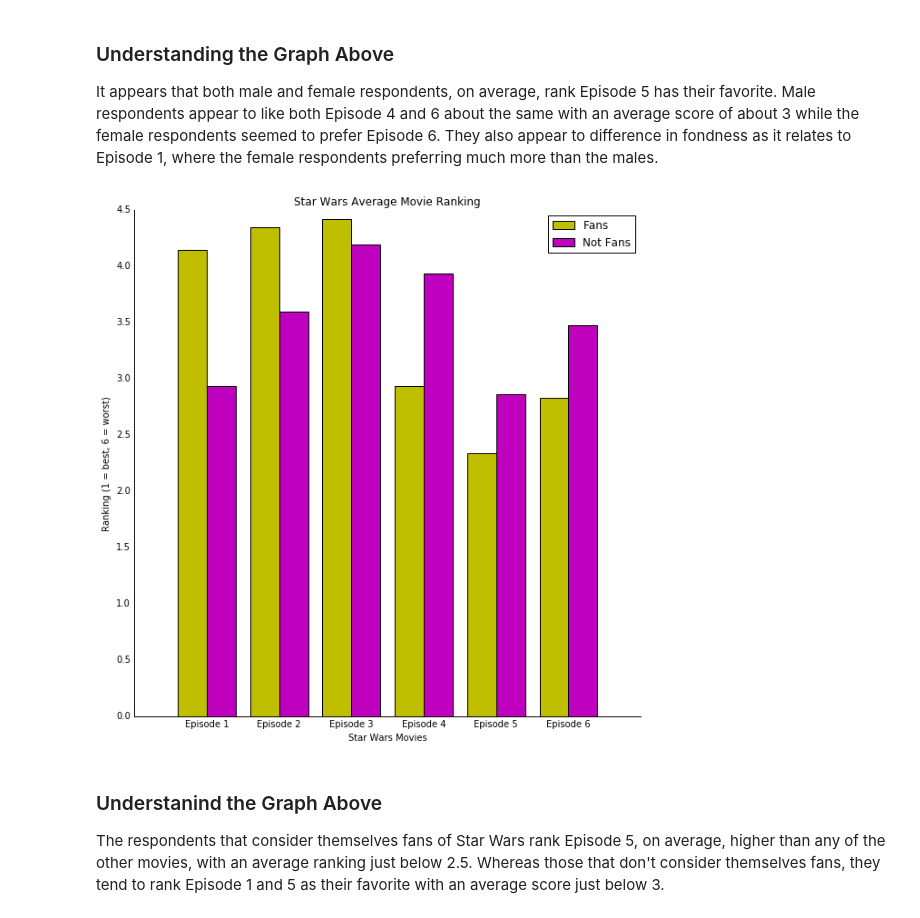
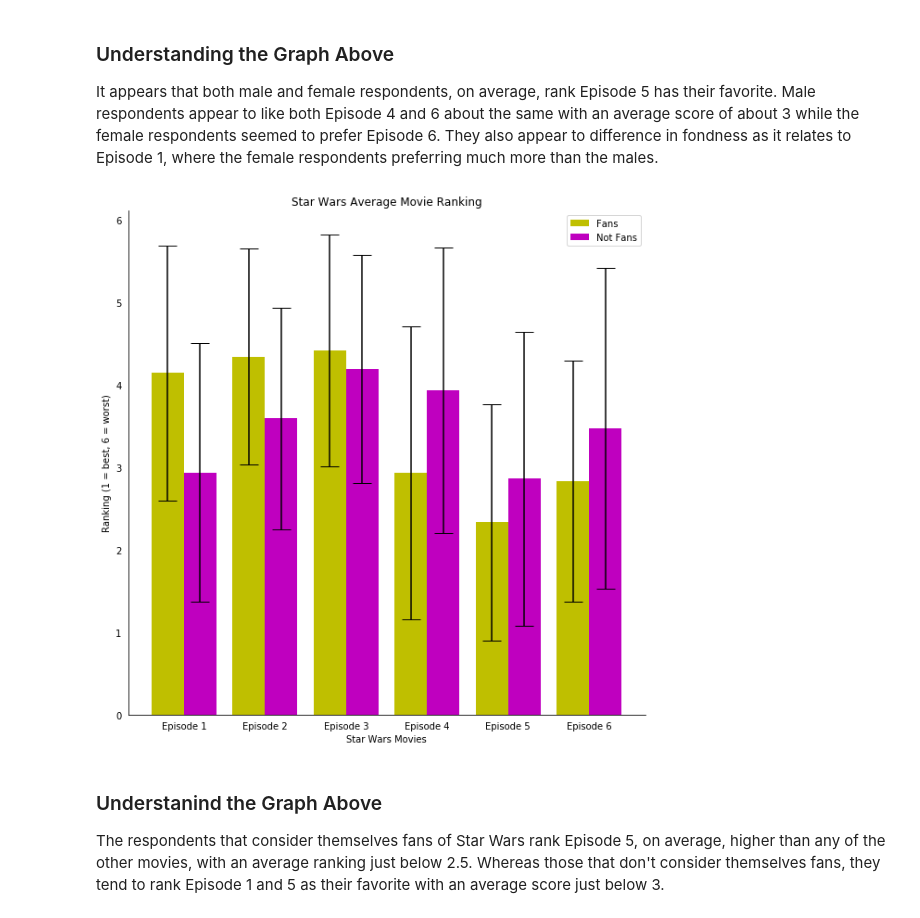
Before and after one commit to iameskild/dataquest, a Jupyter notebook: Data Scientist in Python/02 Data Analysis and Visualization/GP08: Star Wars Survey/Basics.ipynb, the cells around one changed output. Drawn from its saved outputs; the diff is of its cells as text; code cells hidden in the pictures.

Commit message:
Add error bars to plots in GP08

```diff
--- a/Data Scientist in Python/02 Data Analysis and Visualization/GP08: Star Wars Survey/Basics.ipynb
+++ b/Data Scientist in Python/02 Data Analysis and Visualization/GP08: Star Wars Survey/Basics.ipynb
@@ -269,4 +269,5 @@ Index(['RespondentID',
 ### Plotting the Averaging Ranking of the Star Wars Movies as Rated by Survey
 Since 1 represents the fans favorite movie and 6 their worst, the lower the rating, the higher the rans ranked that movie.
 # %%
-ave_ranking = star_wars.iloc[:, 9:15].mean()
+ave_ranking_mean = star_wars.iloc[:, 9:15].mean()
+ave_ranking_std = star_wars.iloc[:, 9:15].std()
@@ -394,44 +422,48 @@ It appears that both male and female respondents, on average, rank Episode 5 has
 fans_yes = star_wars[star_wars['Do you consider yourself to be a fan of the Star Wars film franchise?'] == True]
 fans_no = star_wars[star_wars['Do you consider yourself to be a fan of the Star Wars film franchise?'] == False]
 # %%
-ave_ranking_fans_yes = fans_yes.iloc[:, 9:15].mean()
-ave_ranking_fans_no = fans_no.iloc[:,9:15].mean()
+ave_ranking_fans_yes_mean = fans_yes.iloc[:, 9:15].mean()
+ave_ranking_fans_yes_std = fans_yes.iloc[:, 9:15].std()
+
+ave_ranking_fans_no_mean = fans_no.iloc[:,9:15].mean()
+ave_ranking_fans_no_std = fans_no.iloc[:, 9:15].std()
 # %%
 x_list = np.arange(len(ave_ranking))
 
 fig, ax = plt.subplots(figsize=(10,10))
+fig.patch.set_facecolor('w')
 
-ax.bar(x_list-0.2, ave_ranking_fans_yes, align='center', width=0.4,
-       label='Fans', color='y')
-ax.bar(x_list+0.2, ave_ranking_fans_no, align='center', width=0.4,
-       label='Not Fans', color='m')
+ax.bar(x_list-0.2, ave_ranking_fans_yes_mean, yerr=ave_ranking_fans_yes_std, capsize=10,
+       align='center', width=0.4, label='Fans', color='y')
+ax.bar(x_list+0.2, ave_ranking_fans_no_mean, yerr=ave_ranking_fans_no_std, capsize=10,
+       align='center', width=0.4, label='Not Fans', color='m')
 
 ax.legend()
 
 ax.set_xticklabels(['',
                     'Episode 1',
                     'Episode 2',
                     'Episode 3',
                     'Episode 4',
                     'Episode 5',
                     'Episode 6'])
 
 ax.spines['right'].set_visible(False)
 ax.spines['top'].set_visible(False)
 
 ax.tick_params(axis='both',
                right=False,
                top=False,
                left=False,
                bottom=False)
 
 ax.set_title('Star Wars Average Movie Ranking')
 ax.set_xlabel('Star Wars Movies')
 ax.set_ylabel('Ranking (1 = best, 6 = worst)')
 
 plt.show();
 # %% [output]
-[figure, old version]
+[figure, new version]
 # %% [markdown]
 ### Understanind the Graph Above
 The respondents that consider themselves fans of Star Wars rank Episode 5, on average, higher than any of the other movies, with an average ranking just below 2.5. Whereas those that don't consider themselves fans, they tend to rank Episode 1 and 5 as their favorite with an average score just below 3.
```
Also changed, not shown: parts of 6 cells of this notebook.
